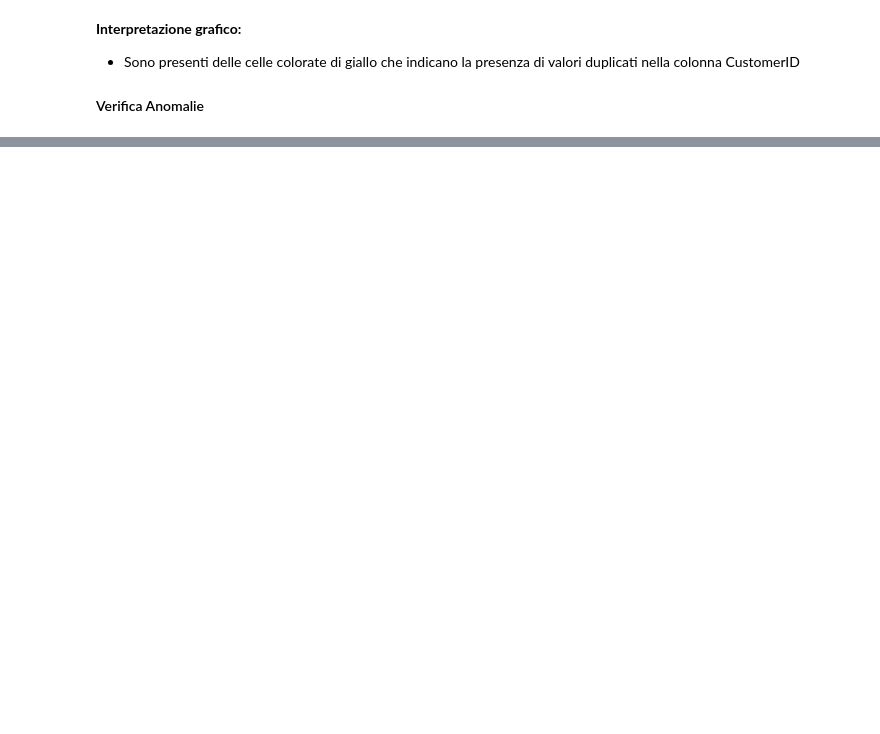
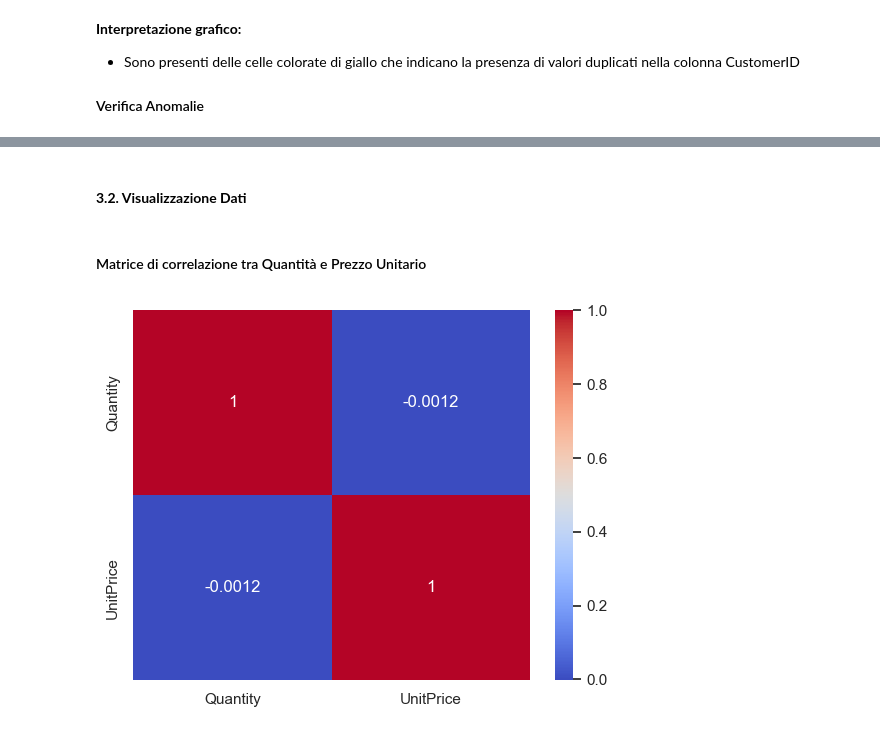
Before and after one commit to alessandrobrunoh/Progetto-Big-Data, a Jupyter notebook: notebook.ipynb, the cells around one changed output, grey strips where cells are left out. Drawn from its saved outputs; the diff is of its cells as text; code cells hidden in the pictures; blank space fills up the shorter version.

```diff
--- a/notebook.ipynb
+++ b/notebook.ipynb
@@ -172,0 +196,5 @@ for i, col in enumerate(df_numeric.columns):
+# %%
+# Rimuovi le righe duplicate basate su 'CustomerID', 'InvoiceDate', 'Quantity', 'UnitPrice', 'Description', 'Country'
+df_cleaned = df.drop_duplicates(subset=['CustomerID', 'InvoiceDate', 'StockCode', 'Quantity', 'UnitPrice', 'Description', 'Country'])
+
+df_cleaned.head()
@@ -172,0 +208,19 @@ for i, col in enumerate(df_numeric.columns):
+# %% [markdown]
+<h4><b>3.2. Visualizzazione Dati</b></h4>
+# %% [markdown]
+<h4>Matrice di correlazione tra Quantità e Prezzo Unitario</h4>
+# %%
+df_bought = df_cleaned[df_cleaned['Quantity'] > 0]
+
+selected_columns = df_cleaned[['Quantity', 'UnitPrice']]
+
+# Calcola la matrice di correlazione per le colonne numeriche
+correlation_matrix = selected_columns.corr()
+
+# Crea una heatmap della matrice di correlazione
+sns.heatmap(correlation_matrix, annot=True, cmap='coolwarm')
+
+# Mostra il grafico
+plt.show()
+# %% [output]
+[figure, added]
```
Also changed, not shown: parts of 30 cells of this notebook.
